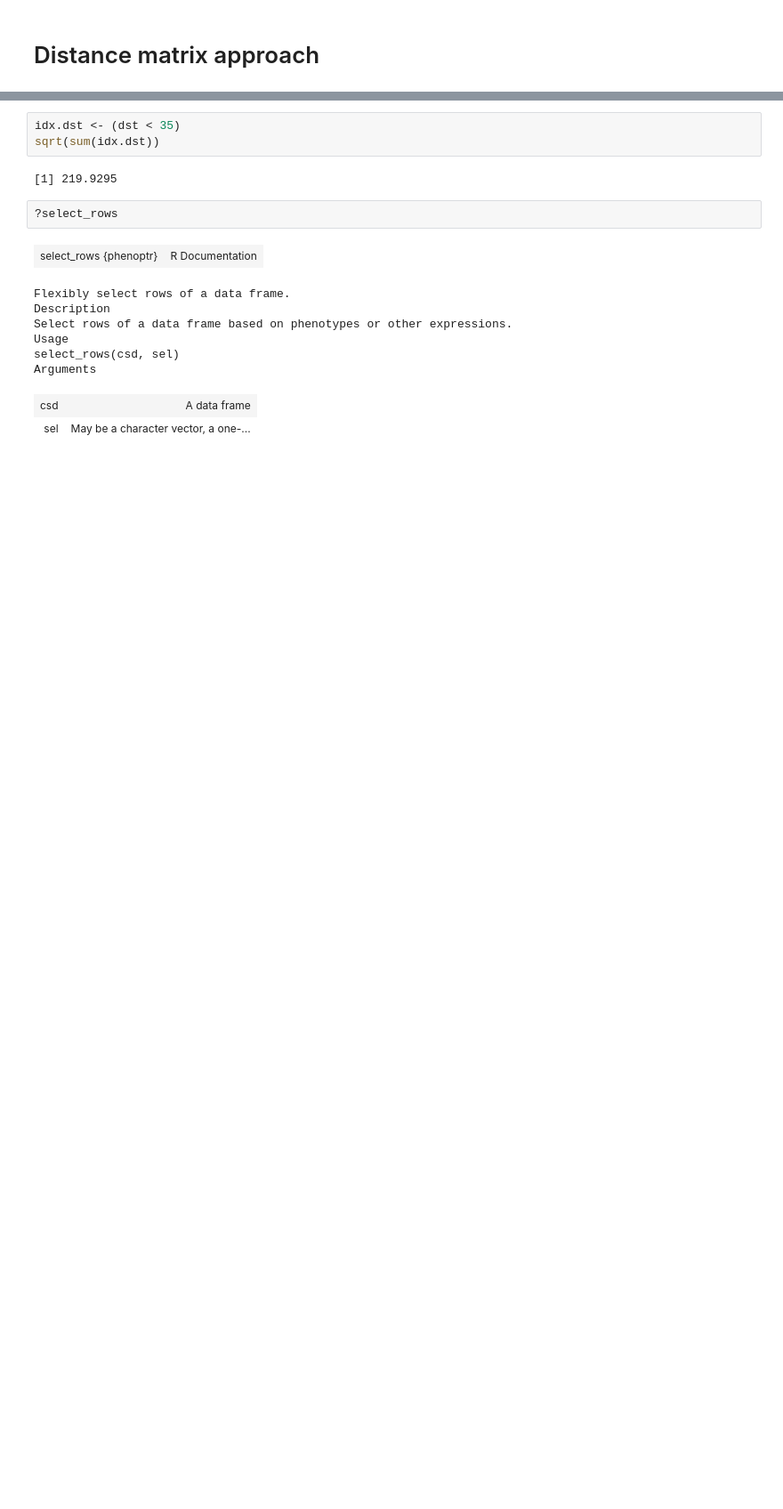
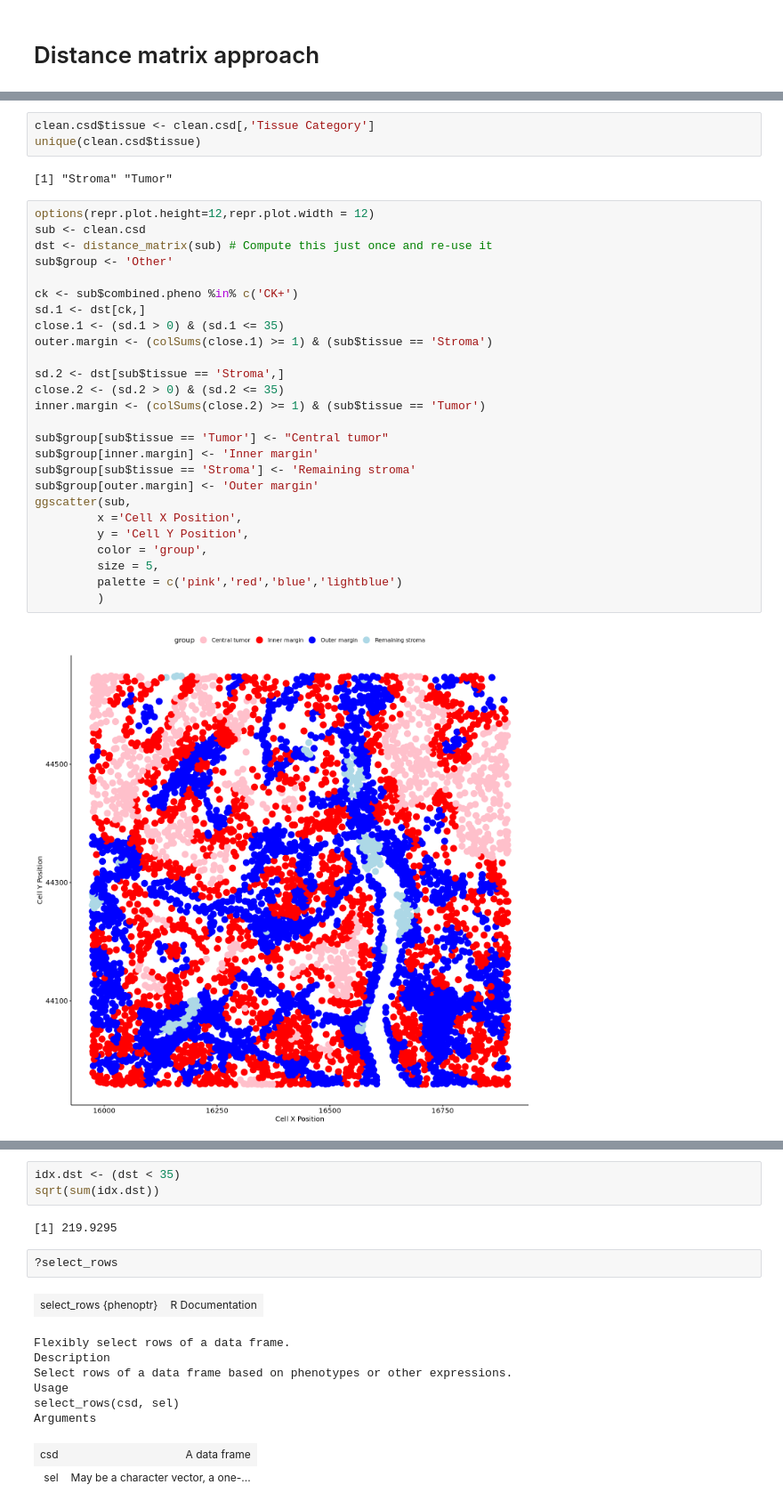
Before and after one commit to KidElectric/173-BFerris-NRG-HN003-Vectra, a Jupyter notebook: 01_R_try_phenopter_tumor_margin_tests.ipynb, the cells around one changed output, grey strips where cells are left out. Shown at 89% size. Drawn from its saved outputs; the diff is of its cells as text; blank space fills up the shorter version.

Commit message:
Margins working example

```diff
--- a/01_R_try_phenopter_tumor_margin_tests.ipynb
+++ b/01_R_try_phenopter_tumor_margin_tests.ipynb
@@ -204,0 +191,33 @@ dim(dst)
+# %%
+clean.csd$tissue <- clean.csd[,'Tissue Category']
+unique(clean.csd$tissue)
+# %% [output]
+[1] "Stroma" "Tumor"
+# %%
+options(repr.plot.height=12,repr.plot.width = 12)
+sub <- clean.csd
+dst <- distance_matrix(sub) # Compute this just once and re-use it
+sub$group <- 'Other'
+
+ck <- sub$combined.pheno %in% c('CK+')
+sd.1 <- dst[ck,]
+close.1 <- (sd.1 > 0) & (sd.1 <= 35)
+outer.margin <- (colSums(close.1) >= 1) & (sub$tissue == 'Stroma')
+
+sd.2 <- dst[sub$tissue == 'Stroma',]
+close.2 <- (sd.2 > 0) & (sd.2 <= 35)
+inner.margin <- (colSums(close.2) >= 1) & (sub$tissue == 'Tumor')
+
+sub$group[sub$tissue == 'Tumor'] <- "Central tumor"
+sub$group[inner.margin] <- 'Inner margin'
+sub$group[sub$tissue == 'Stroma'] <- 'Remaining stroma'
+sub$group[outer.margin] <- 'Outer margin'
+ggscatter(sub,
+         x ='Cell X Position',
+         y = 'Cell Y Position',
+         color = 'group',
+         size = 5,
+         palette = c('pink','red','blue','lightblue')
+         )
+# %% [output]
+[figure, added]
```
Also changed, not shown: parts of 14 cells of this notebook.
